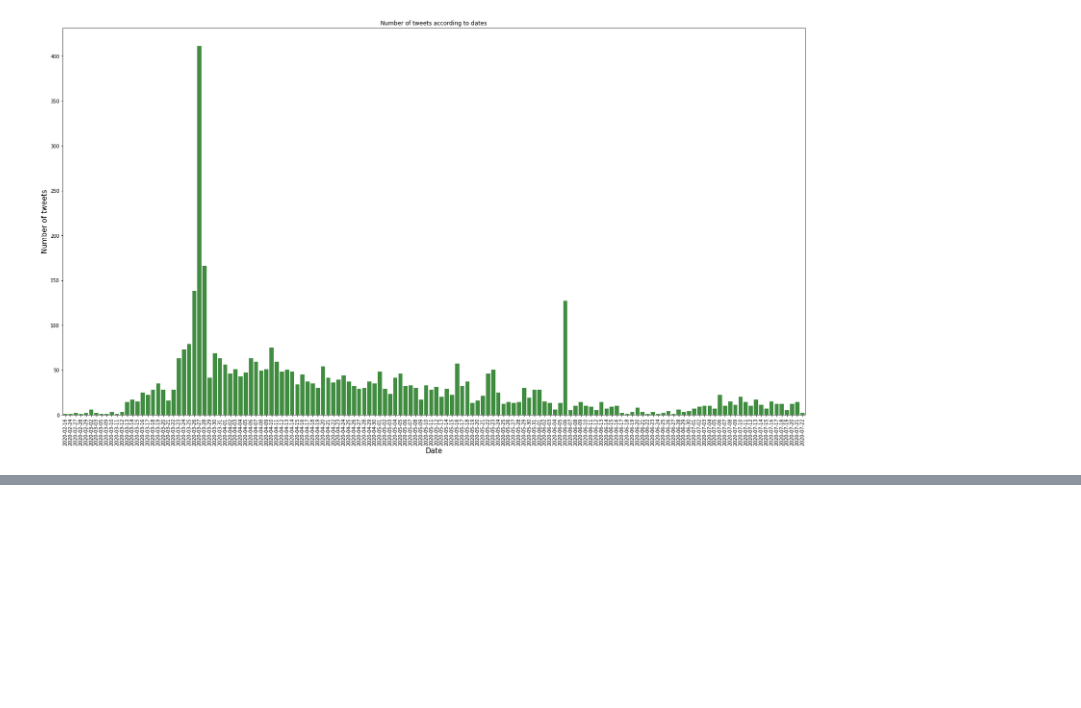
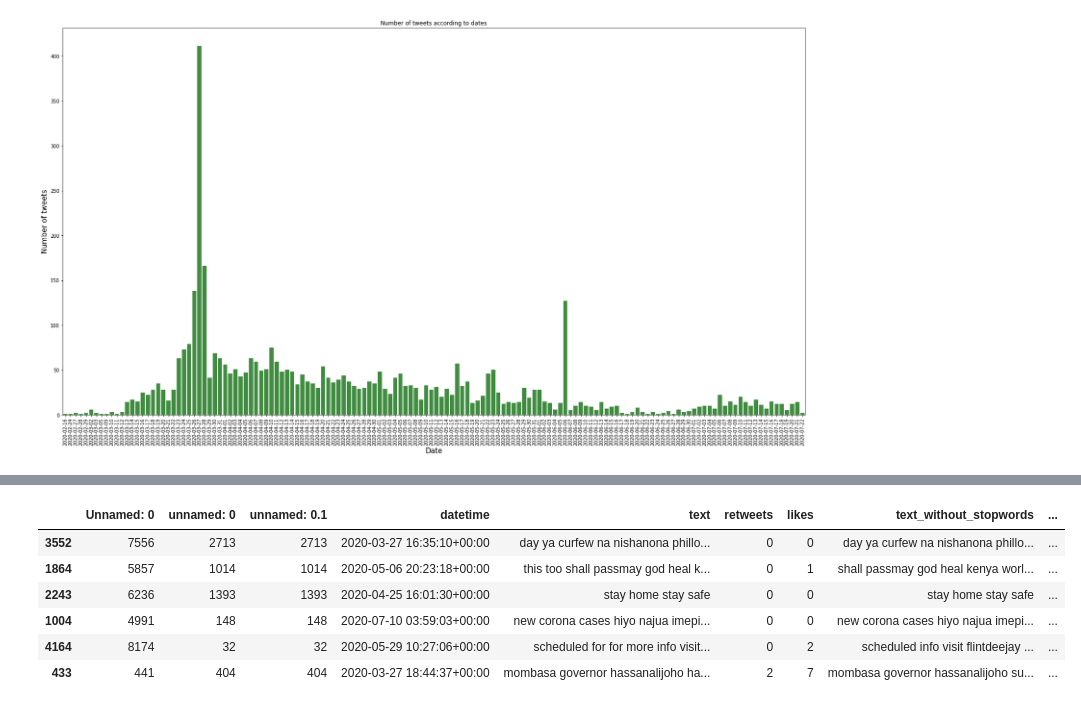
Before and after one commit to Grivine-19/Coronavirus-Sentiment-Analysis-Kenya, a Jupyter notebook: nairobi_county.ipynb, the cells around one changed output, grey strips where cells are left out. Drawn from its saved outputs; the diff is of its cells as text; code cells hidden in the pictures; blank space fills up the shorter version.

```diff
--- a/nairobi_county.ipynb
+++ b/nairobi_county.ipynb
@@ -321,0 +497,11 @@ Pass the following variables as keyword args: x, y. From version 0.12, the only
+# %%
+#View the stemmed words
+nairobi_df3.sample(6)
+# %% [output]
+|  | Unnamed: 0 | unnamed: 0 | unnamed: 0.1 | datetime | text | retweets | likes | text_without_stopwords | ... |
+| 3552 | 7556 | 2713 | 2713 | 2020-03-27 16:35:10+00:00 | day ya curfew na nishanona phillo... | 0 | 0 | day ya curfew na nishanona phillo... | ... |
+| 1864 | 5857 | 1014 | 1014 | 2020-05-06 20:23:18+00:00 | this too shall passmay god heal k... | 0 | 1 | shall passmay god heal kenya worl... | ... |
+| 2243 | 6236 | 1393 | 1393 | 2020-04-25 16:01:30+00:00 | stay home stay safe | 0 | 0 | stay home stay safe | ... |
+| 1004 | 4991 | 148 | 148 | 2020-07-10 03:59:03+00:00 | new corona cases hiyo najua imepi... | 0 | 0 | new corona cases hiyo najua imepi... | ... |
+| 4164 | 8174 | 32 | 32 | 2020-05-29 10:27:06+00:00 | scheduled for for more info visit... | 0 | 2 | scheduled info visit flintdeejay ... | ... |
+| 433 | 441 | 404 | 404 | 2020-03-27 18:44:37+00:00 | mombasa governor hassanalijoho ha... | 2 | 7 | mombasa governor hassanalijoho su... | ... |
```
Also changed, not shown: parts of 16 cells of this notebook.
